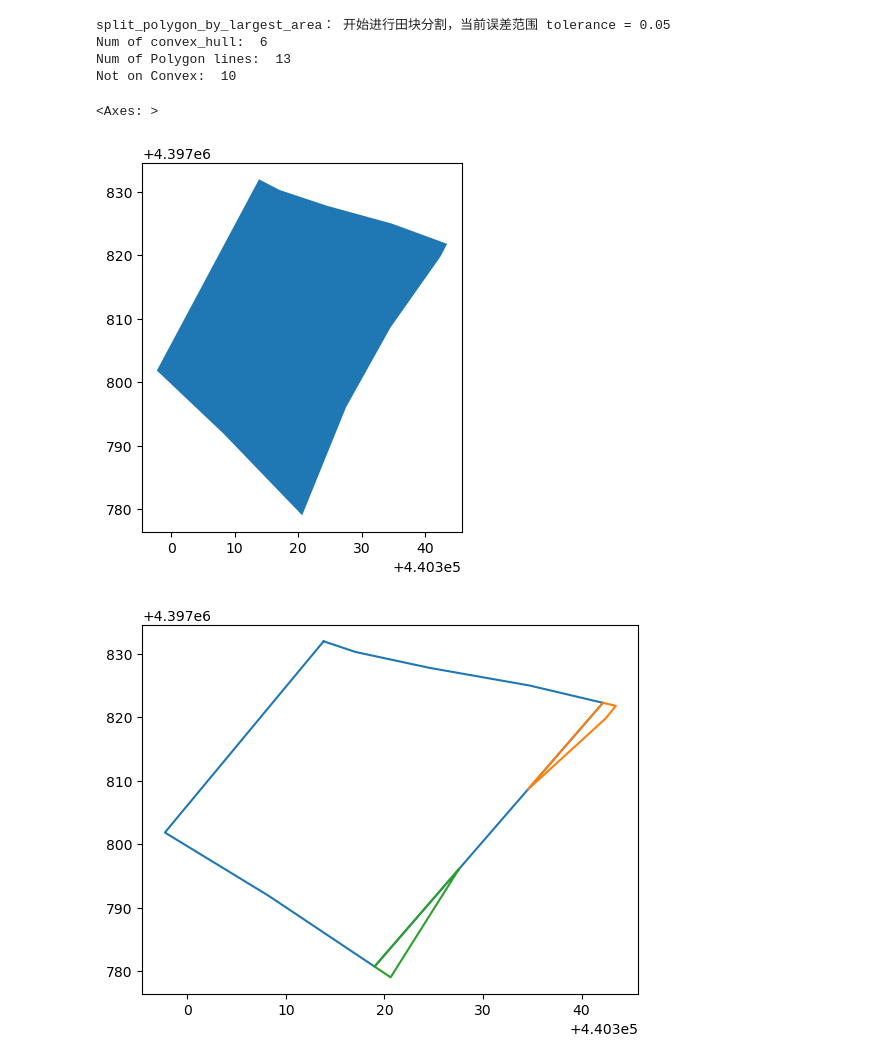
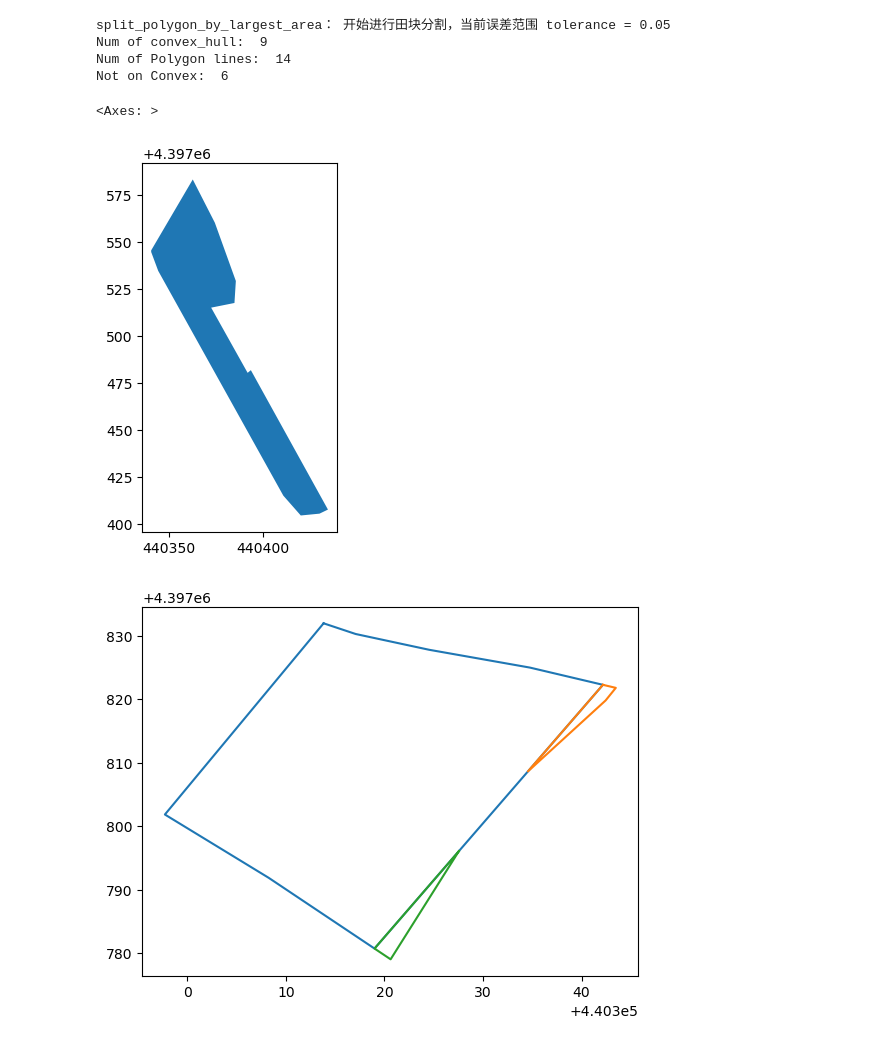
Before and after one commit to Teayyyy/CPP_on_Mountainous_Hilly_Field, a Jupyter notebook: Scratch/test_scanline_path_calc_width.ipynb, the cells around one changed output. Saved outputs shown, nothing was run; the diff lists cells and outputs as text; code cells hidden in the pictures.

```diff
--- a/Scratch/test_scanline_path_calc_width.ipynb
+++ b/Scratch/test_scanline_path_calc_width.ipynb
@@ -15,17 +15,17 @@ warnings.filterwarnings('ignore')
 # all_land = gpd.read_file('test_Load_Shp/shp_file/村1地_全区.shp')
 all_land = gpd.read_file('test_Load_Shp/shp_file/村地和道路/村地地块区域.shp')
 # %%
-single_land = CPP_Planner_Kit.get_single_shp(all_land, 6)
+single_land = CPP_Planner_Kit.get_single_shp(all_land, 0)
 single_polygon = single_land.geometry.iloc[0]
 split_polygon = CPP_Planner_Kit.split_polygon_by_largest_area(single_polygon, tolerance=0.05)
 single_land.plot()
 # %% [output]
 split_polygon_by_largest_area： 开始进行田块分割，当前误差范围 tolerance = 0.05
-Num of convex_hull:  6
-Num of Polygon lines:  13
-Not on Convex:  10
+Num of convex_hull:  9
+Num of Polygon lines:  14
+Not on Convex:  6
 <Axes: >
-[figure, old version]
+[figure, new version]
 # %%
 _, ax = plt.subplots()
 for poly in split_polygon:
```
Also changed, not shown: parts of 4 cells of this notebook, 52 other files.
